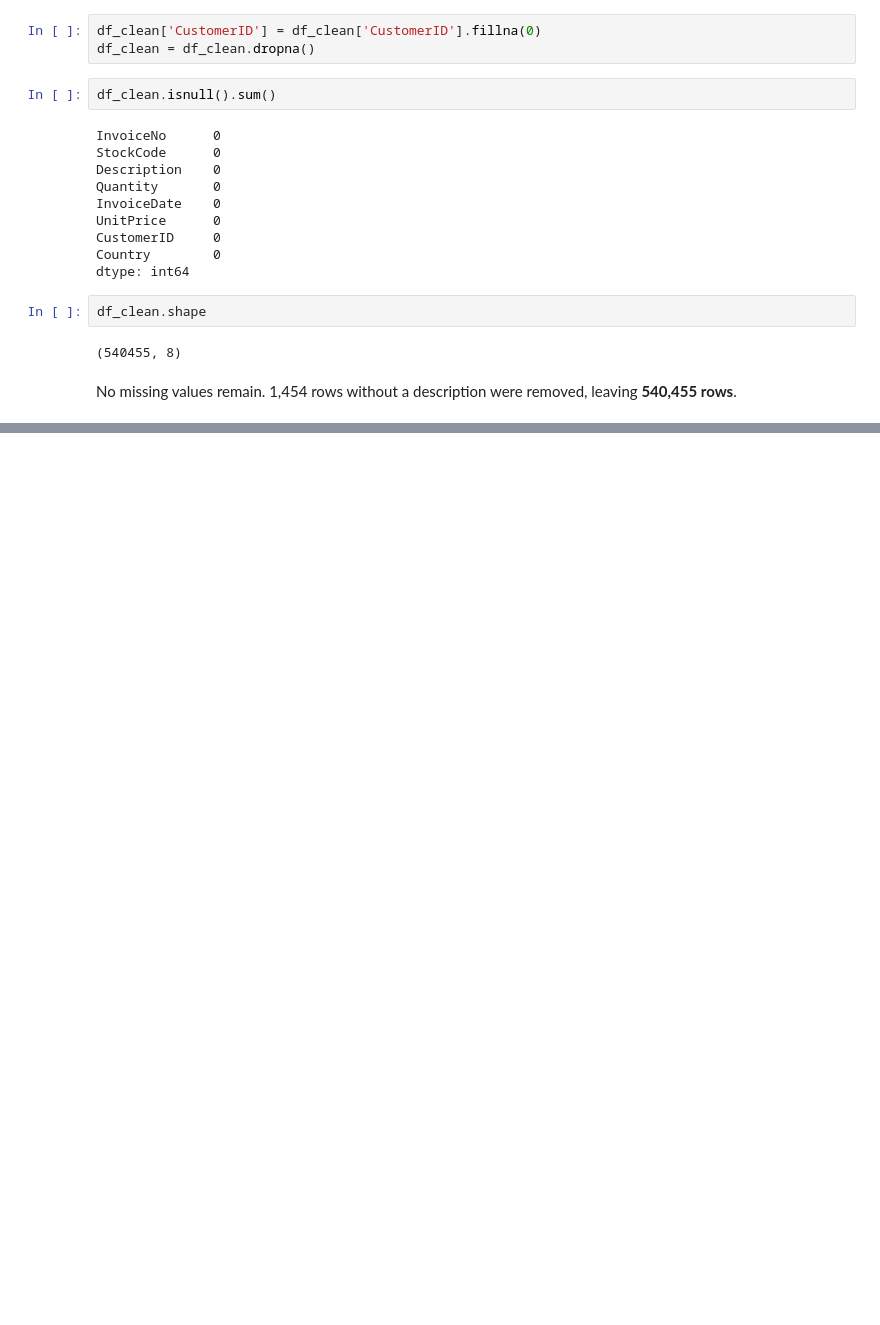
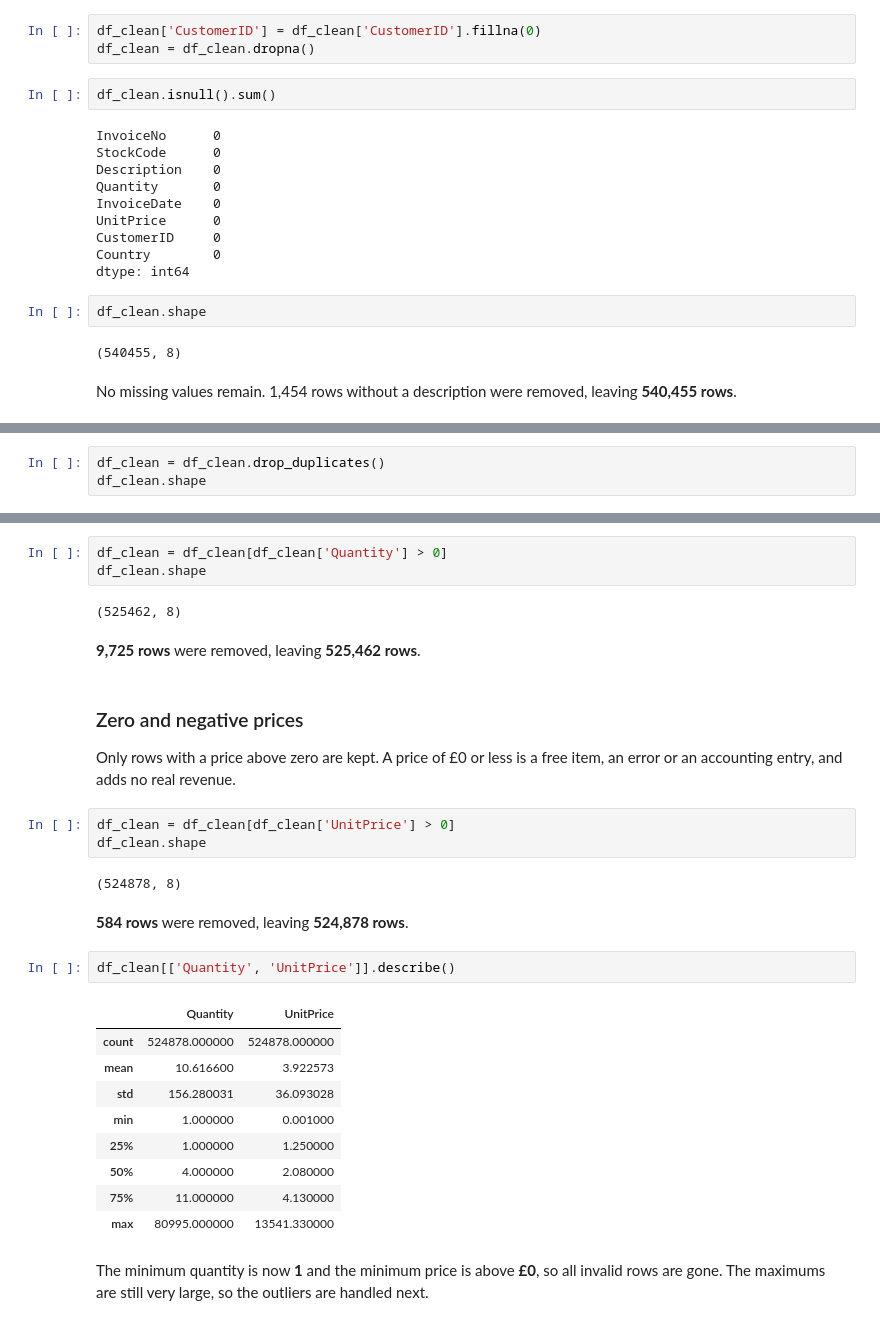
Before and after one commit to chryswds/DVC-CA2, a Jupyter notebook: DVC-CA2.ipynb, the cells around one changed output, grey strips where cells are left out. Saved outputs shown, nothing was run; the diff lists cells and outputs as text; blank space fills up the shorter version.

Commit message:
Remove duplicates, cancelled orders and invalid records

```diff
--- a/DVC-CA2.ipynb
+++ b/DVC-CA2.ipynb
@@ -157,0 +163,3 @@ No missing values remain. 1,454 rows without a description were removed, leaving
+# %%
+df_clean = df_clean.drop_duplicates()
+df_clean.shape
@@ -157,0 +173,31 @@ No missing values remain. 1,454 rows without a description were removed, leaving
+# %%
+df_clean = df_clean[df_clean['Quantity'] > 0]
+df_clean.shape
+# %% [output]
+(525462, 8)
+# %% [markdown]
+**9,725 rows** were removed, leaving **525,462 rows**.
+# %% [markdown]
+### Zero and negative prices
+Only rows with a price above zero are kept. A price of £0 or less is a free item, an error or an accounting entry, and adds no real revenue.
+# %%
+df_clean = df_clean[df_clean['UnitPrice'] > 0]
+df_clean.shape
+# %% [output]
+(524878, 8)
+# %% [markdown]
+**584 rows** were removed, leaving **524,878 rows**.
+# %%
+df_clean[['Quantity', 'UnitPrice']].describe()
+# %% [output]
+|  | Quantity | UnitPrice |
+| count | 524878.000000 | 524878.000000 |
+| mean | 10.616600 | 3.922573 |
+| std | 156.280031 | 36.093028 |
+| min | 1.000000 | 0.001000 |
+| 25% | 1.000000 | 1.250000 |
+| 50% | 4.000000 | 2.080000 |
+| 75% | 11.000000 | 4.130000 |
+| max | 80995.000000 | 13541.330000 |
+# %% [markdown]
+The minimum quantity is now **1** and the minimum price is above **£0**, so all invalid rows are gone. The maximums are still very large, so the outliers are handled next.
```
Also changed, not shown: parts of 6 cells of this notebook.
